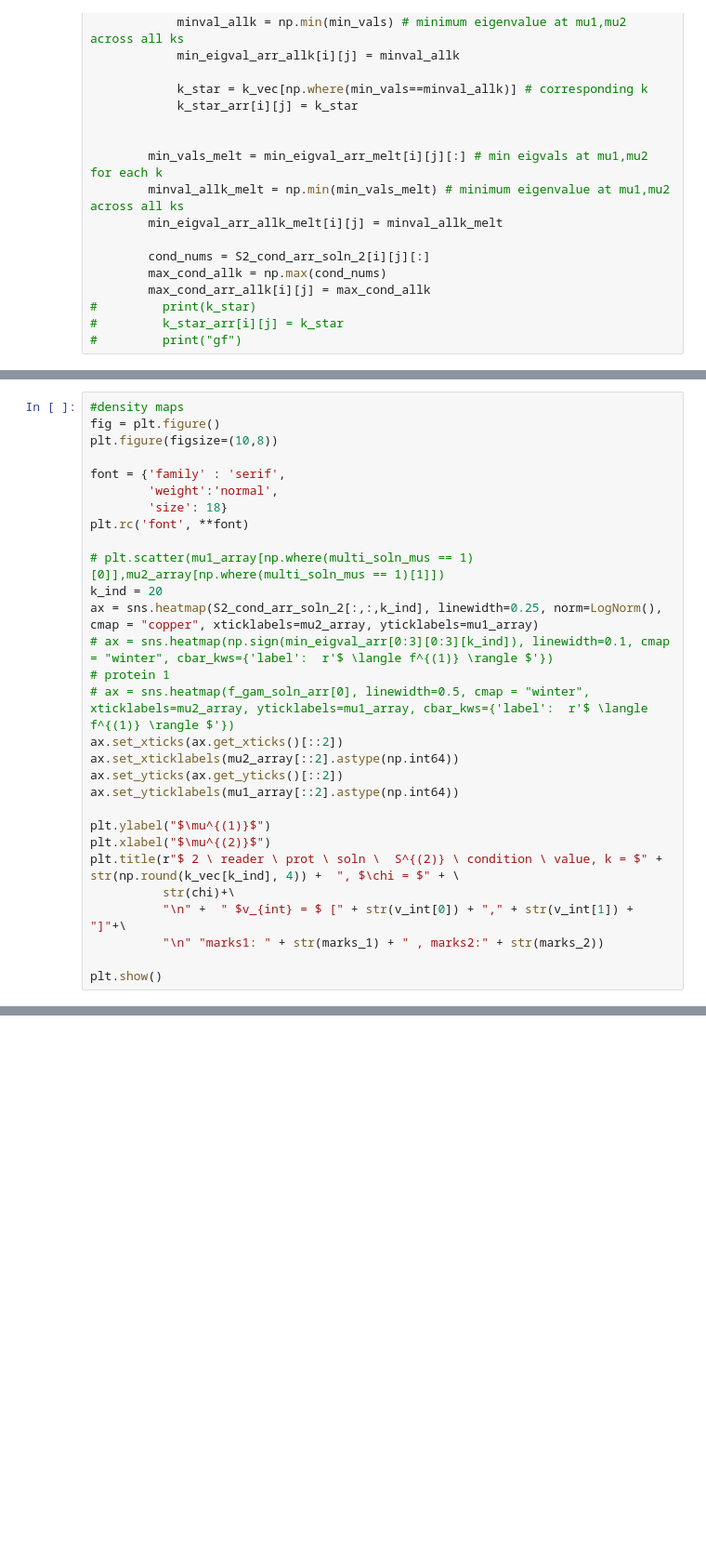
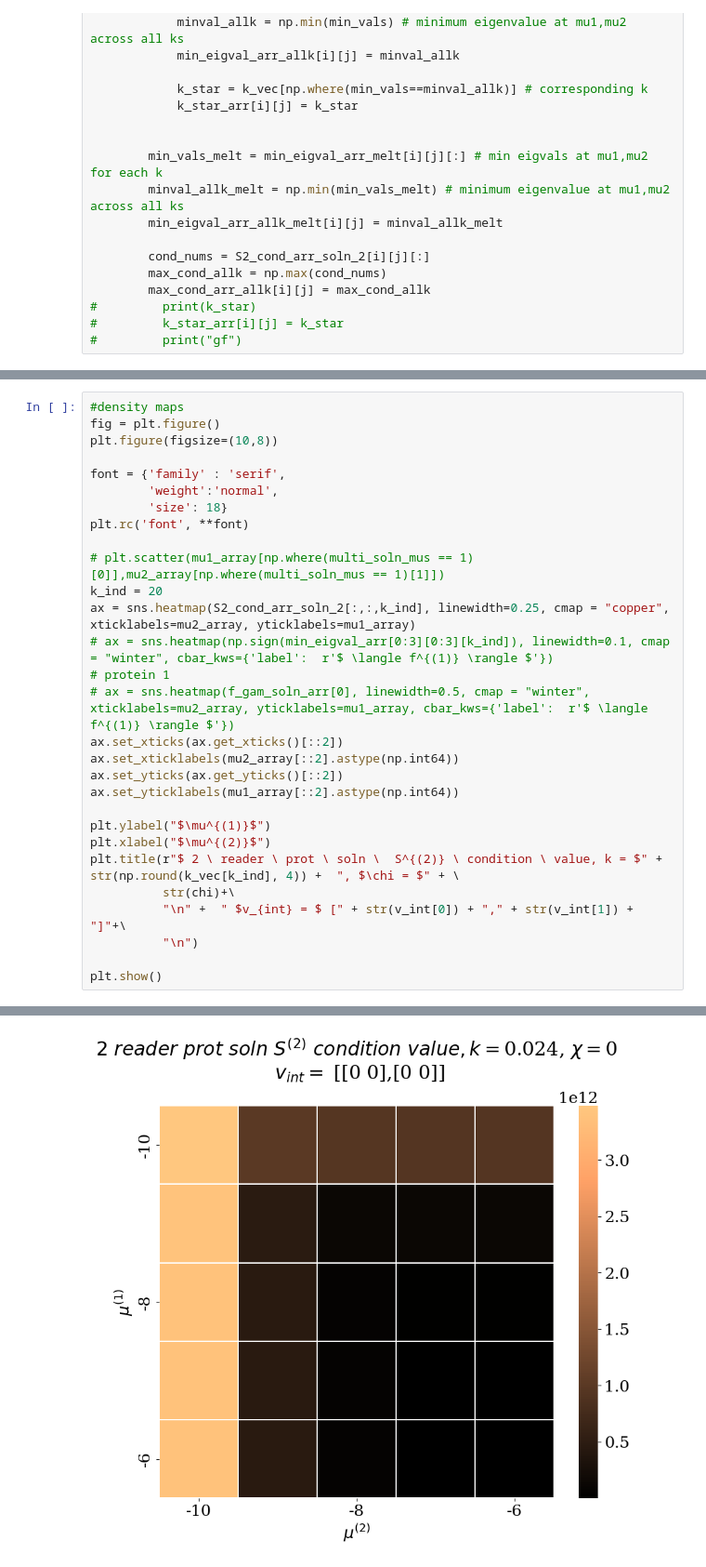
Before and after one commit to tmhabte/wlcsim_membrane, a Jupyter notebook: chrom_stab/chrom_stab_anal.ipynb, the cells around one changed output, grey strips where cells are left out. Shown at 93% size. Cells and saved outputs as stored; diff of their text form; blank space fills up the shorter version.

```diff
--- a/chrom_stab/chrom_stab_anal.ipynb
+++ b/chrom_stab/chrom_stab_anal.ipynb
@@ -209,7 +249,7 @@ plt.rc('font', **font)
 
 # plt.scatter(mu1_array[np.where(multi_soln_mus == 1)[0]],mu2_array[np.where(multi_soln_mus == 1)[1]])
 k_ind = 20
-ax = sns.heatmap(S2_cond_arr_soln_2[:,:,k_ind], linewidth=0.25, norm=LogNorm(), cmap = "copper", xticklabels=mu2_array, yticklabels=mu1_array)
+ax = sns.heatmap(S2_cond_arr_soln_2[:,:,k_ind], linewidth=0.25, cmap = "copper", xticklabels=mu2_array, yticklabels=mu1_array)
 # ax = sns.heatmap(np.sign(min_eigval_arr[0:3][0:3][k_ind]), linewidth=0.1, cmap = "winter", cbar_kws={'label':  r'$ \langle f^{(1)} \rangle $'})
 # protein 1
 # ax = sns.heatmap(f_gam_soln_arr[0], linewidth=0.5, cmap = "winter", xticklabels=mu2_array, yticklabels=mu1_array, cbar_kws={'label':  r'$ \langle f^{(1)} \rangle $'})
@@ -223,6 +263,7 @@ plt.xlabel("$\mu^{(2)}$")
 plt.title(r"$ 2 \ reader \ prot \ soln \  S^{(2)} \ condition \ value, k = $" + str(np.round(k_vec[k_ind], 4)) +  ", $\chi = $" + \
           str(chi)+\
           "\n" +  " $v_{int} = $ [" + str(v_int[0]) + "," + str(v_int[1]) + "]"+\
-          "\n" "marks1: " + str(marks_1) + " , marks2:" + str(marks_2))
+          "\n")
 
 plt.show()
+# %% [output]
@@ -228,0 +271 @@ plt.show()
+[figure, added]
```
Also changed, not shown: parts of 5 cells of this notebook.
